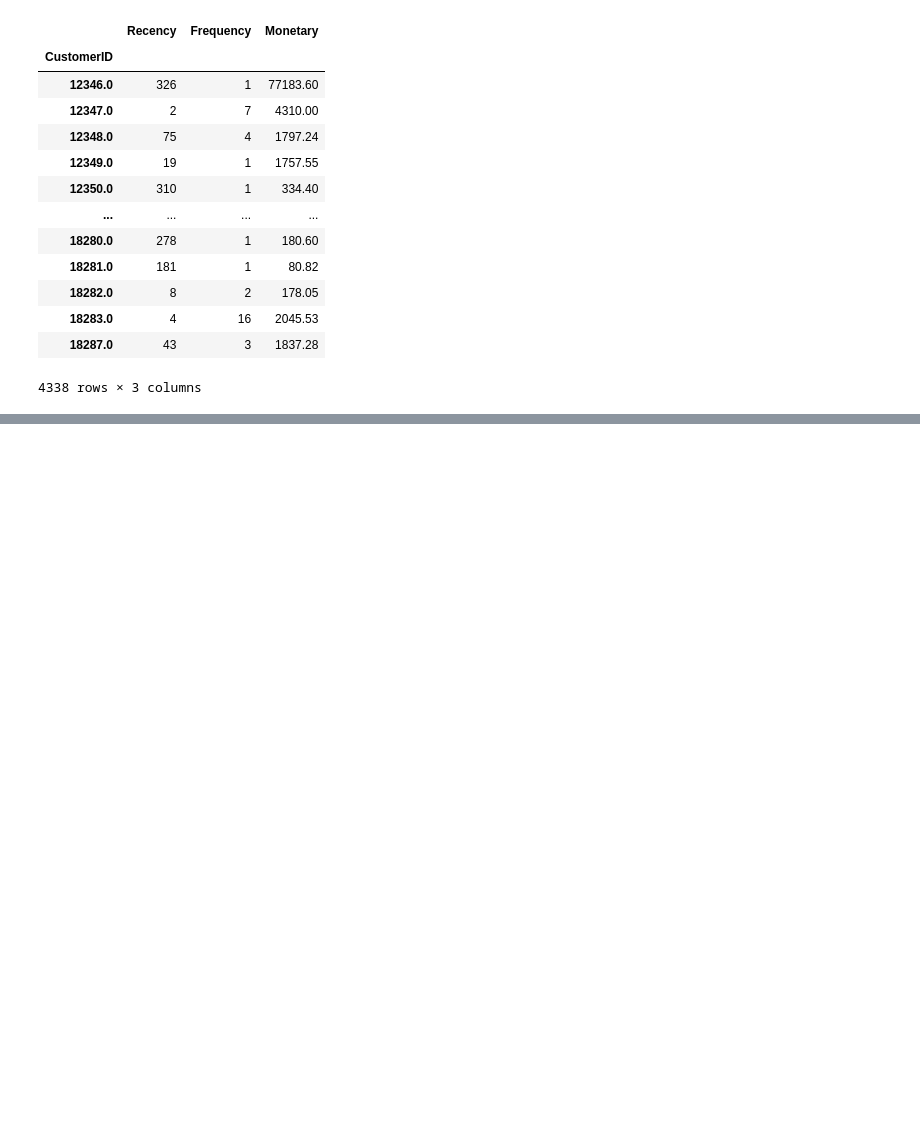
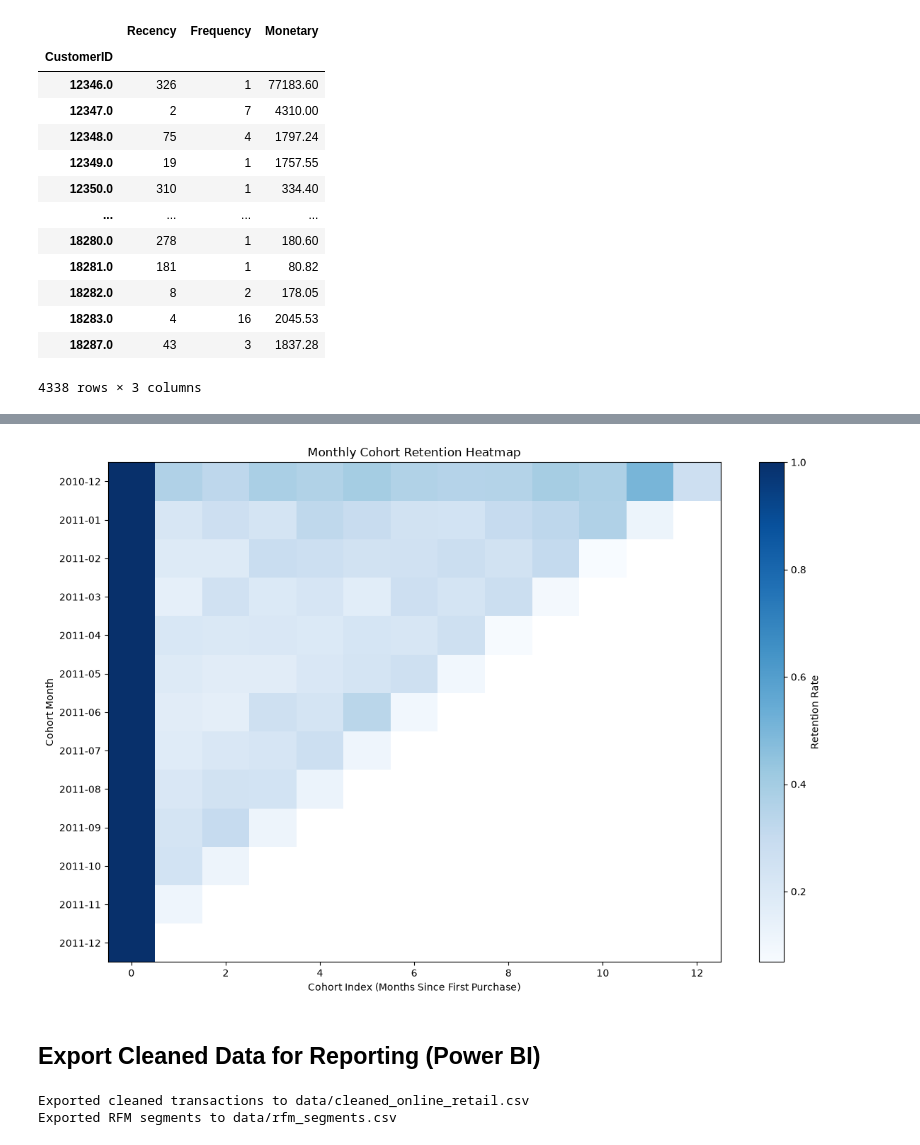
Before and after one commit to saiteja-sarvu/OnlineRetailAnalysis, a Jupyter notebook: notebooks/analysis.ipynb, the cells around one changed output, grey strips where cells are left out. Saved outputs shown, nothing was run; the diff lists cells and outputs as text; code cells hidden in the pictures; blank space fills up the shorter version.

```diff
--- a/notebooks/analysis.ipynb
+++ b/notebooks/analysis.ipynb
@@ -200,0 +279,15 @@ rfm
+# %%
+df['InvoiceMonth'] = df['InvoiceDate'].dt.to_period('M')
+df['CohortMonth'] = df.groupby('CustomerID')['InvoiceMonth'].transform('min')
+
+cohort_index = (
+    (df['InvoiceMonth'].dt.year - df['CohortMonth'].dt.year) * 12
+    + (df['InvoiceMonth'].dt.month - df['CohortMonth'].dt.month)
+)
+df['CohortIndex'] = cohort_index
+
+cohort_data = df.groupby(['CohortMonth', 'CohortIndex'])['CustomerID'].nunique().reset_index()
+cohort_pivot = cohort_data.pivot(index='CohortMonth', columns='CohortIndex', values='CustomerID')
+cohort_size = cohort_pivot.iloc[:, 0]
+retention = cohort_pivot.divide(cohort_size, axis=0)
+retention.round(3)
@@ -200,0 +310,22 @@ rfm
+# %%
+plt.figure(figsize=(12, 8))
+plt.imshow(retention, cmap='Blues', aspect='auto')
+plt.colorbar(label='Retention Rate')
+plt.title('Monthly Cohort Retention Heatmap')
+plt.xlabel('Cohort Index (Months Since First Purchase)')
+plt.ylabel('Cohort Month')
+plt.yticks(range(len(retention.index)), [str(i) for i in retention.index])
+plt.tight_layout()
+plt.show()
+# %% [output]
+[figure, added]
+# %% [markdown]
+## Export Cleaned Data for Reporting (Power BI)
+# %%
+df.to_csv('../data/cleaned_online_retail.csv', index=False)
+rfm.reset_index().to_csv('../data/rfm_segments.csv', index=False)
+print('Exported cleaned transactions to data/cleaned_online_retail.csv')
+print('Exported RFM segments to data/rfm_segments.csv')
+# %% [output]
+Exported cleaned transactions to data/cleaned_online_retail.csv
+Exported RFM segments to data/rfm_segments.csv
```
Also changed, not shown: parts of 14 cells of this notebook, 4 other files.
